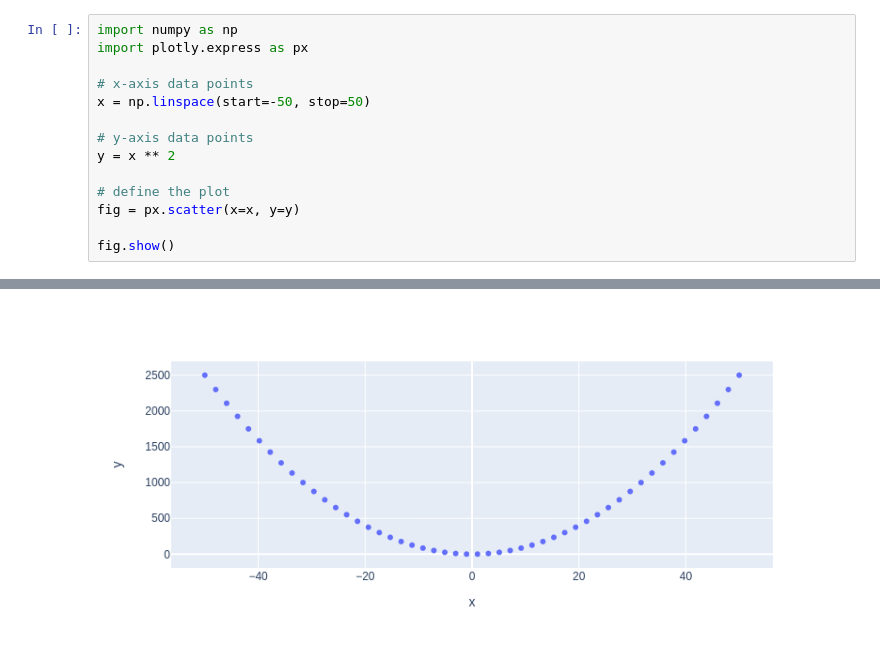
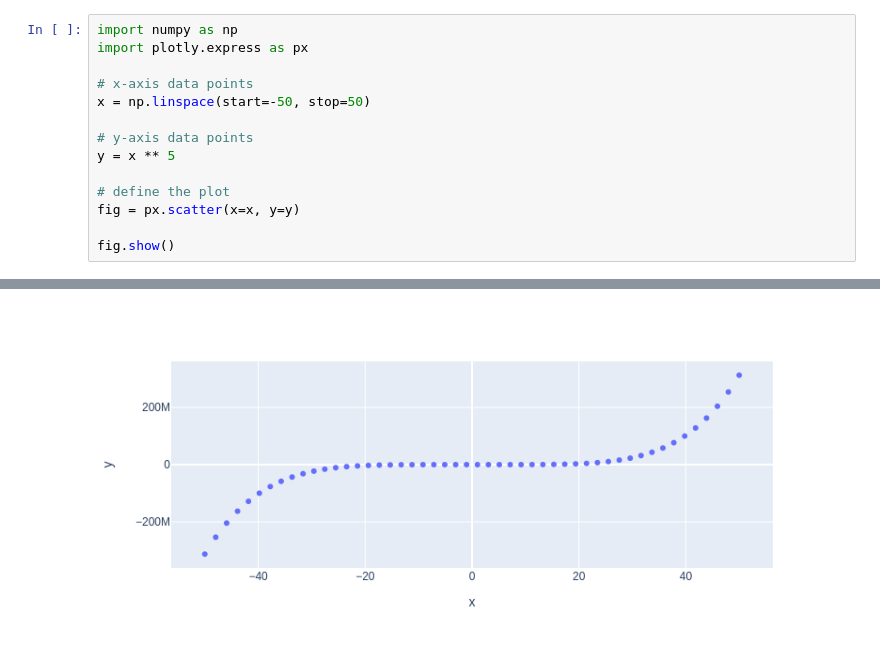
Before and after one commit to maljaaidi/my-notebooks-repo, a Jupyter notebook: experiment1.ipynb, the cells around one changed output, grey strips where cells are left out. Drawn from its saved outputs; the diff is of its cells as text.

```diff
--- a/experiment1.ipynb
+++ b/experiment1.ipynb
@@ -6,7 +6,7 @@ import plotly.express as px
 x = np.linspace(start=-50, stop=50)
 
 # y-axis data points
-y = x ** 2
+y = x ** 5
 
 # define the plot
 fig = px.scatter(x=x, y=y)
@@ -17 +16 @@ fig.show()
-[figure, old version]
+[figure, new version]
```
Also changed, not shown: parts of 1 cell of this notebook.
